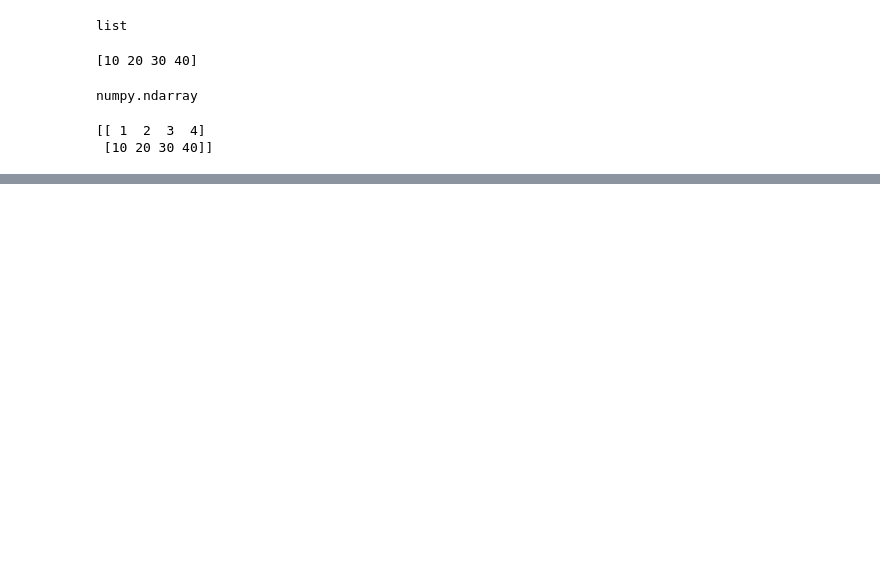
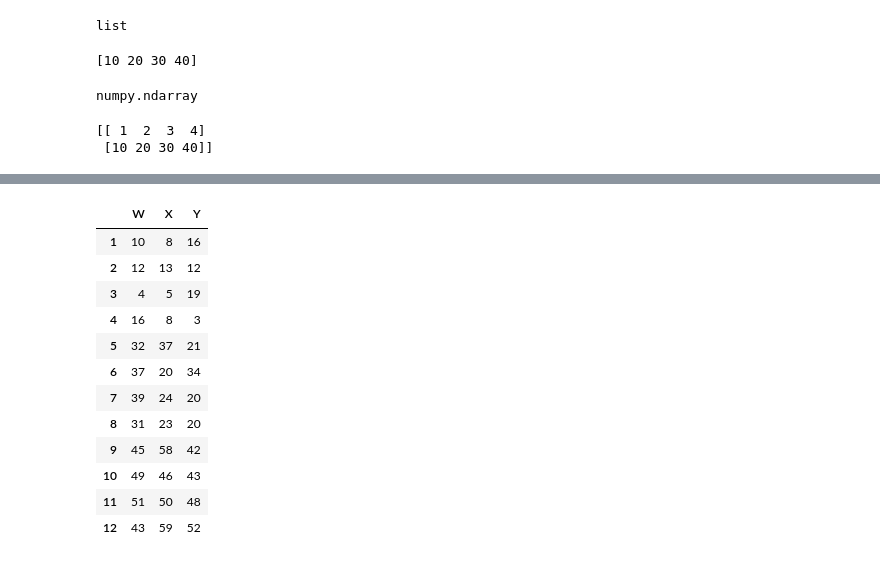
Before and after one commit to pskamali06-svg/Data-Science, a Jupyter notebook: Untitled.ipynb, the cells around one changed output, grey strips where cells are left out. Drawn from its saved outputs; the diff is of its cells as text; code cells hidden in the pictures; blank space fills up the shorter version.

```diff
--- a/Untitled.ipynb
+++ b/Untitled.ipynb
@@ -29,0 +797,16 @@ print(x)
+# %%
+pd.concat(farme)
+# %% [output]
+|  | W | X | Y |
+| 1 | 10 | 8 | 16 |
+| 2 | 12 | 13 | 12 |
+| 3 | 4 | 5 | 19 |
+| 4 | 16 | 8 | 3 |
+| 5 | 32 | 37 | 21 |
+| 6 | 37 | 20 | 34 |
+| 7 | 39 | 24 | 20 |
+| 8 | 31 | 23 | 20 |
+| 9 | 45 | 58 | 42 |
+| 10 | 49 | 46 | 43 |
+| 11 | 51 | 50 | 48 |
+| 12 | 43 | 59 | 52 |
```
Also changed, not shown: parts of 174 cells of this notebook.
